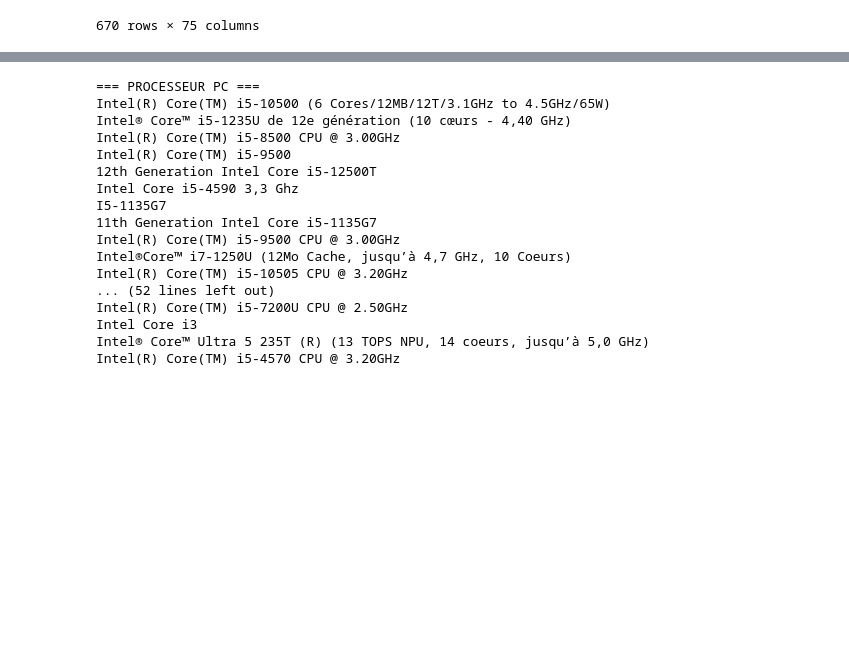
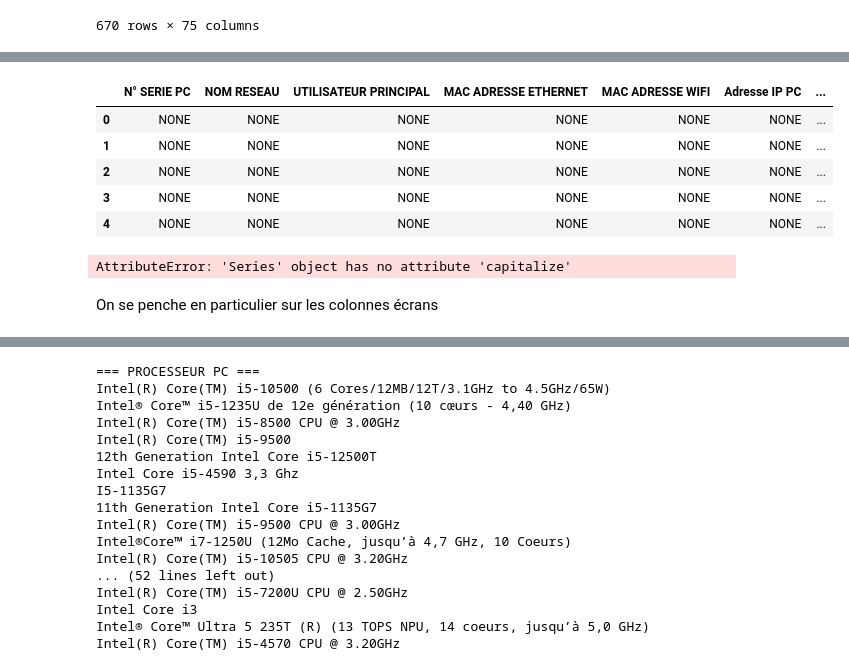
Before and after one commit to samyachd/mairie, a Jupyter notebook: notebooks/etude_donnees.ipynb, the cells around one changed output, grey strips where cells are left out. Saved outputs shown, nothing was run; the diff lists cells and outputs as text; code cells hidden in the pictures; blank space fills up the shorter version.

```diff
--- a/notebooks/etude_donnees.ipynb
+++ b/notebooks/etude_donnees.ipynb
@@ -45,0 +81,22 @@ df.describe(include="all")
+# %%
+# A. Traitement des IDENTIFIANTS (Suppression des espaces inutiles)
+for col in [c for c in identifiants if c in df.columns]:
+    df[col] = df[col].astype(str).str.strip().str.upper()
+display(df[identifiants].head())
+# %% [output]
+|  | N° SERIE PC | NOM RESEAU | UTILISATEUR PRINCIPAL | MAC ADRESSE ETHERNET | MAC ADRESSE WIFI | Adresse IP PC | ... |
+| 0 | NONE | NONE | NONE | NONE | NONE | NONE | ... |
+| 1 | NONE | NONE | NONE | NONE | NONE | NONE | ... |
+| 2 | NONE | NONE | NONE | NONE | NONE | NONE | ... |
+| 3 | NONE | NONE | NONE | NONE | NONE | NONE | ... |
+| 4 | NONE | NONE | NONE | NONE | NONE | NONE | ... |
+# %%
+# B. Traitement des CATÉGORIES (Normalisation pour éviter les doublons "Dell" / "dell")
+for col in [c for c in categories if c in df.columns]:
+    df[col] = df[col].astype(str).str.strip().capitalize()
+    # On remplace les "Nan" textuels par de vrais nuls
+    df[col] = df[col].replace(['Nan', 'None', ''], pd.NA)
+# %% [output]
+AttributeError: 'Series' object has no attribute 'capitalize'
+# %% [markdown]
+On se penche en particulier sur les colonnes écrans
```
Also changed, not shown: parts of 12 cells of this notebook, 17 other files.
